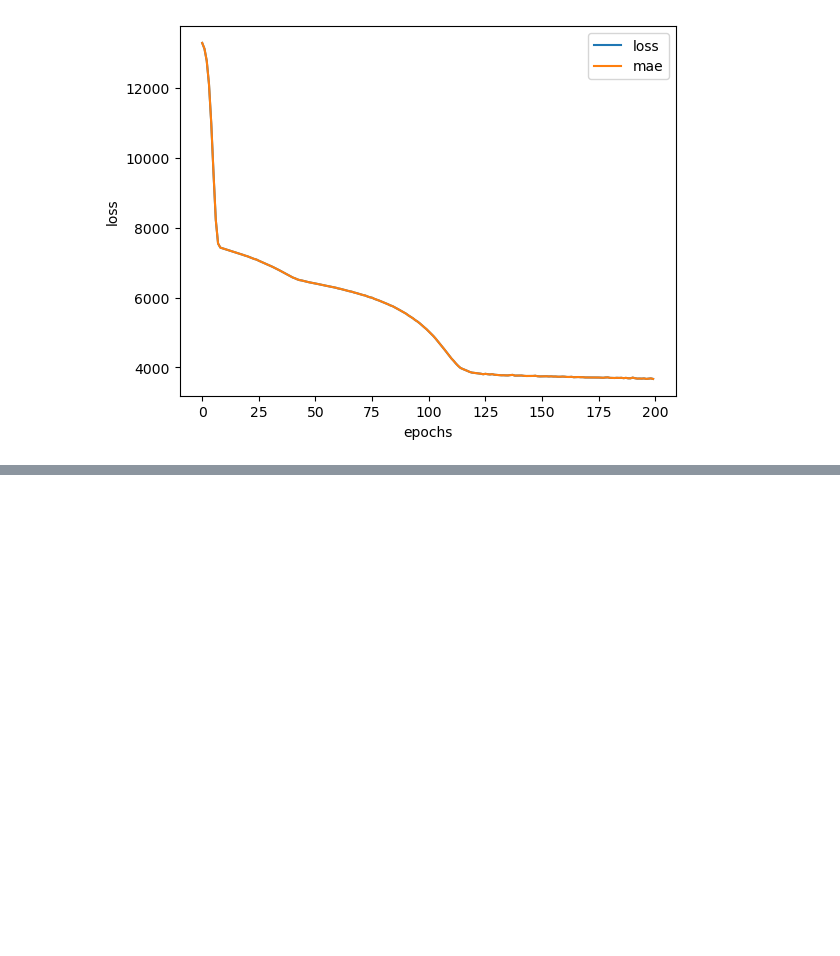
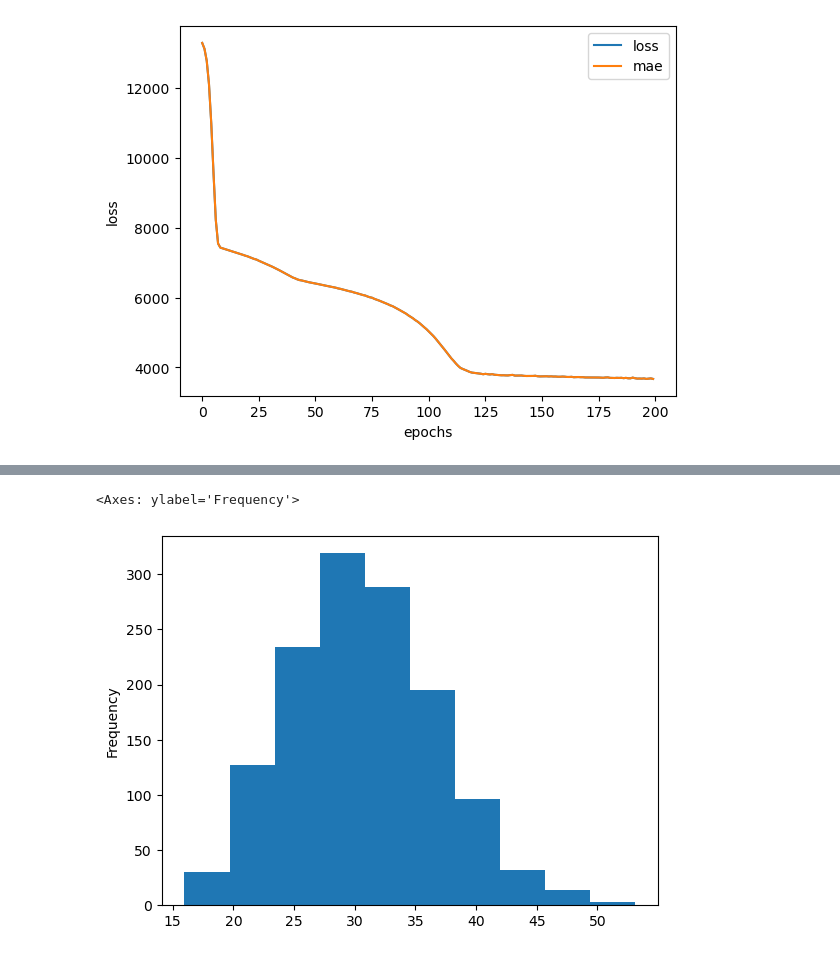
Before and after one commit to GZMaster/tensorflow-deep-learning, a Jupyter notebook: pratice/01_neural_network_regression_pratice.ipynb, the cells around one changed output, grey strips where cells are left out. Drawn from its saved outputs; the diff is of its cells as text; code cells hidden in the pictures; blank space fills up the shorter version.

```diff
--- a/pratice/01_neural_network_regression_pratice.ipynb
+++ b/pratice/01_neural_network_regression_pratice.ipynb
@@ -954,0 +978,5 @@ Text(0.5, 0, 'epochs')
+# %%
+x["bmi"].plot(kind="hist")
+# %% [output]
+<Axes: ylabel='Frequency'>
+[figure, added]
```
Also changed, not shown: parts of 7 cells of this notebook.
